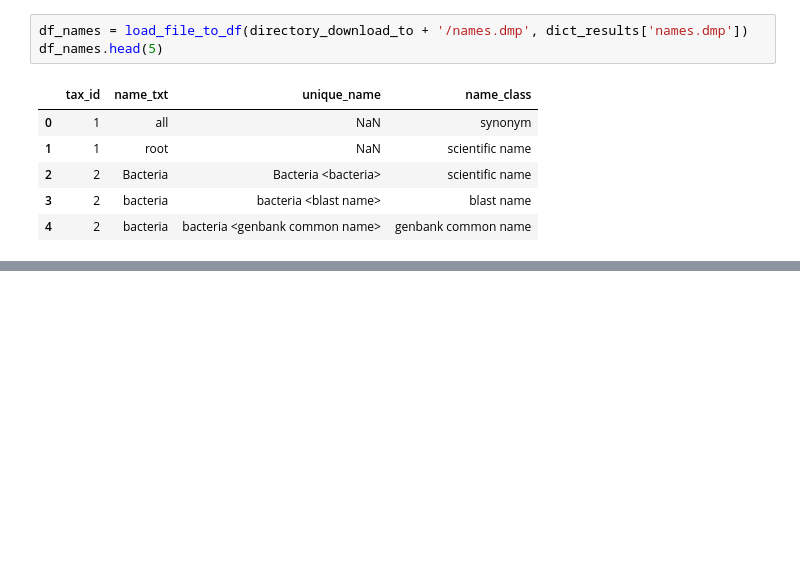
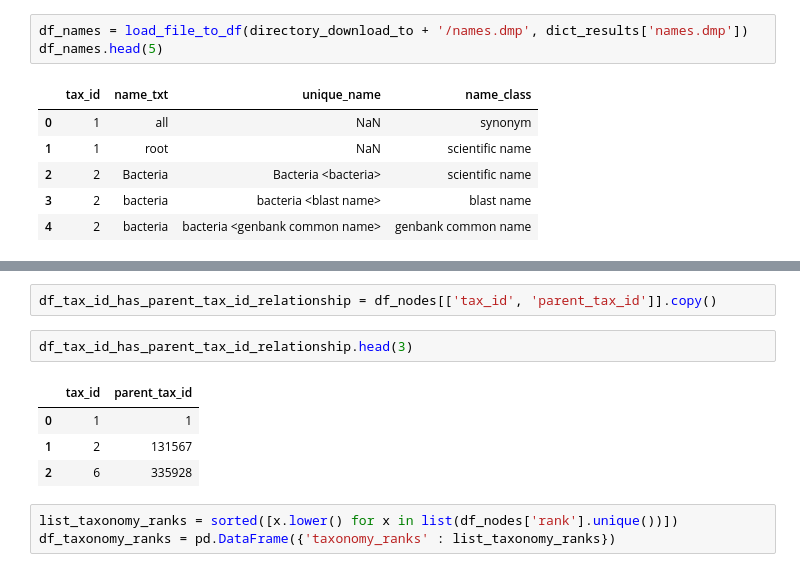
Before and after one commit to electric-death-kittens/biological-graph-database, a Jupyter notebook: biological_graph_database/taxonomy/taxonomy_1.ipynb, the cells around one changed output, grey strips where cells are left out. Saved outputs shown, nothing was run; the diff lists cells and outputs as text; blank space fills up the shorter version.

```diff
--- a/biological_graph_database/taxonomy/taxonomy_1.ipynb
+++ b/biological_graph_database/taxonomy/taxonomy_1.ipynb
@@ -270,0 +333,12 @@ sorted(list(set_all_tax_ids))[0:10]
+# %%
+df_tax_id_has_parent_tax_id_relationship = df_nodes[['tax_id', 'parent_tax_id']].copy()
+# %%
+df_tax_id_has_parent_tax_id_relationship.head(3)
+# %% [output]
+|  | tax_id | parent_tax_id |
+| 0 | 1 | 1 |
+| 1 | 2 | 131567 |
+| 2 | 6 | 335928 |
+# %%
+list_taxonomy_ranks = sorted([x.lower() for x in list(df_nodes['rank'].unique())])
+df_taxonomy_ranks = pd.DataFrame({'taxonomy_ranks' : list_taxonomy_ranks})
```
Also changed, not shown: parts of 45 cells of this notebook.
